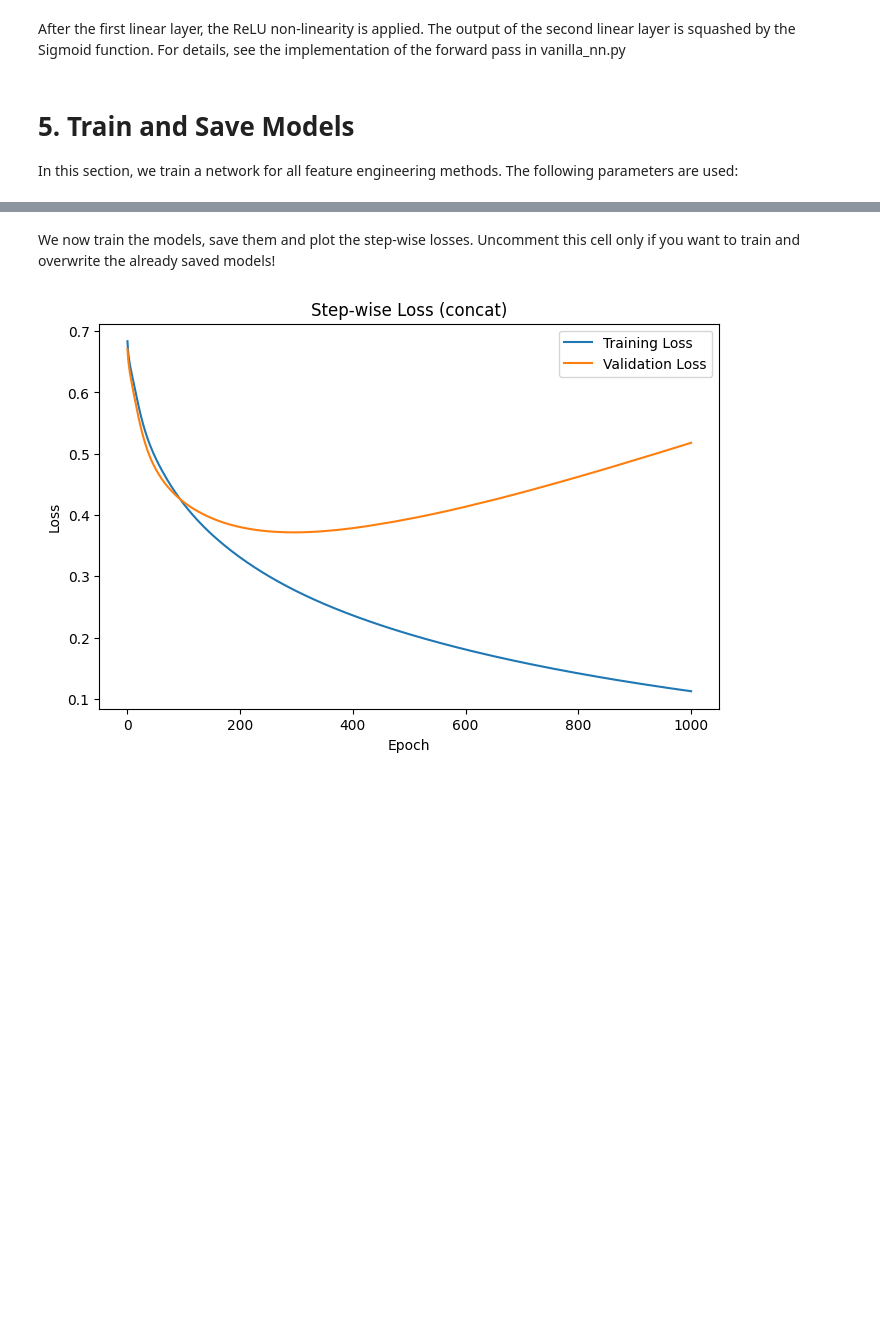
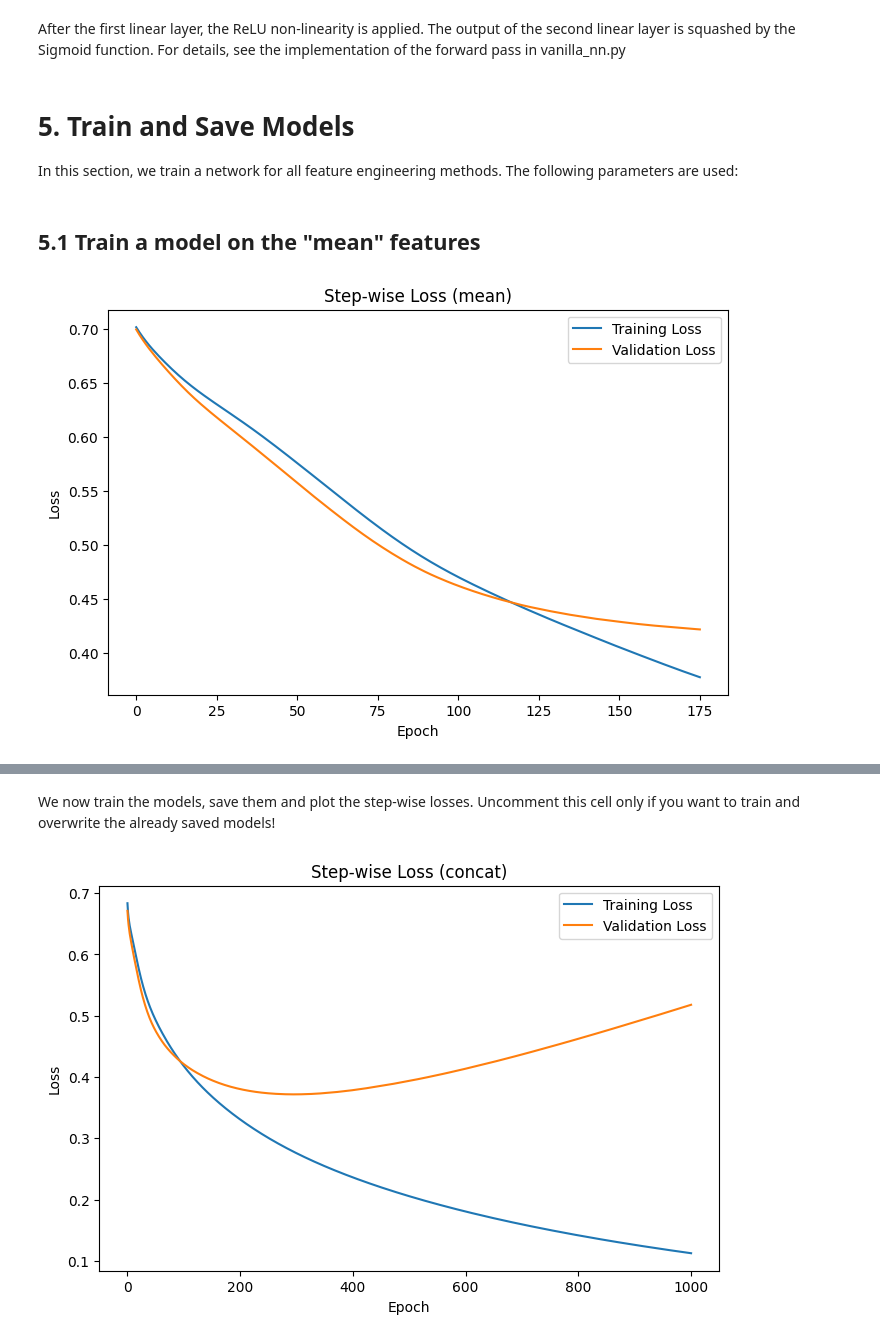
Before and after one commit to jelmis/check-worthiness, a Jupyter notebook: prototyping/CIMC-15_train-inital-nn/main.ipynb, the cells around one changed output, grey strips where cells are left out. Saved outputs shown, nothing was run; the diff lists cells and outputs as text; code cells hidden in the pictures; blank space fills up the shorter version.

Commit message:
ugly validation loop & hyperparameter optimization

```diff
--- a/prototyping/CIMC-15_train-inital-nn/main.ipynb
+++ b/prototyping/CIMC-15_train-inital-nn/main.ipynb
@@ -54,9 +78,9 @@ models_dir = f"{cw_dir}/models/vanillannWithVal"
 # 1. Dictionary Keys
 In this notebook, we will use dictionaries to reference corresponding data splits, feature engineering methods, labels, dataloaders etc. The following keys are used all the way:
 # %%
-# CONSTANT DICT KEYS
-SPLITS = ["train", "dev", "test"]
-FE_METHODS = ["concat", "concat_cos", "sum", "sum_cos", "mean", "mean_cos", "hadamard", "hadamard_cos"]
+# CONSTANT DICT KEYS -> MOVED TO IMPORTS!!!!
+# SPLITS = ["train", "dev", "test"]
+# FE_METHODS = ["concat", "concat_cos", "sum", "sum_cos", "mean", "mean_cos", "hadamard", "hadamard_cos"]
 # %% [markdown]
 Note that the test split is not used in this notebook!
 # %% [markdown]
@@ -108,8 +133,9 @@ test, hadamard_cos: (548, 769)
 # 3. Set up the PyTorch Datasets and Dataloaders
 We set up a PyTorch Dataset and a Dataloader for every split and feature matrix loaded in the previous section. First, we define a batch size that every Dataloader uses. This batch size is constant throughout this notebook.
 # %%
+# Define hyperparameters
 # Define batch size for all Dataloaders
-batch_size = 64
+batch_size = 16
 # %% [markdown]
 Now, we instantiate our Datasets and Dataloaders.
 # %%
@@ -157,3 +183,37 @@ After the first linear layer, the ReLU non-linearity is applied. The output of t
 # %% [markdown]
 # 5. Train and Save Models
 In this section, we train a network for all feature engineering methods. The following parameters are used:
+# %% [markdown]
+## 5.1 Train a model on the "mean" features
+# %%
+device = torch.device('cpu')
+# %%
+# Train a model on the "mean" features
+# Get dataset and dataloader
+fe_method = "mean"
+train_set = split_to_method_to_dataset["train"][fe_method]
+train_dataloader = split_to_method_to_dataloader["train"][fe_method]
+dev_set = split_to_method_to_dataset["dev"][fe_method]
+dev_dataloader = split_to_method_to_dataloader["dev"][fe_method]
+test_set = split_to_method_to_dataset["test"][fe_method]
+test_dataloader = split_to_method_to_dataloader["test"][fe_method]
+# %%
+# Model Hyperparameters
+input_dim = len(train_set[0][0])
+output_dim = 1
+layer_sizes = [input_dim, 64, 32, output_dim]
+model = VanillaNN(layer_sizes)
+model.to(device)
+# Training Hyperparameters
+loss_fn = torch.nn.BCELoss()
+lr = 5e-4
+optimizer = torch.optim.SGD(model.parameters(), lr=lr)
+num_epochs = 175
+
+#Train the model
+train_losses, val_losses = training_loop(device, train_dataloader, dev_dataloader, optimizer, model, loss_fn, num_epochs)
+
+# Plot losses
+plot_losses(num_epochs, train_losses, val_losses, fe_method)
+# %% [output]
+[figure, added]
```
Also changed, not shown: parts of 13 cells of this notebook, 2 other files.
